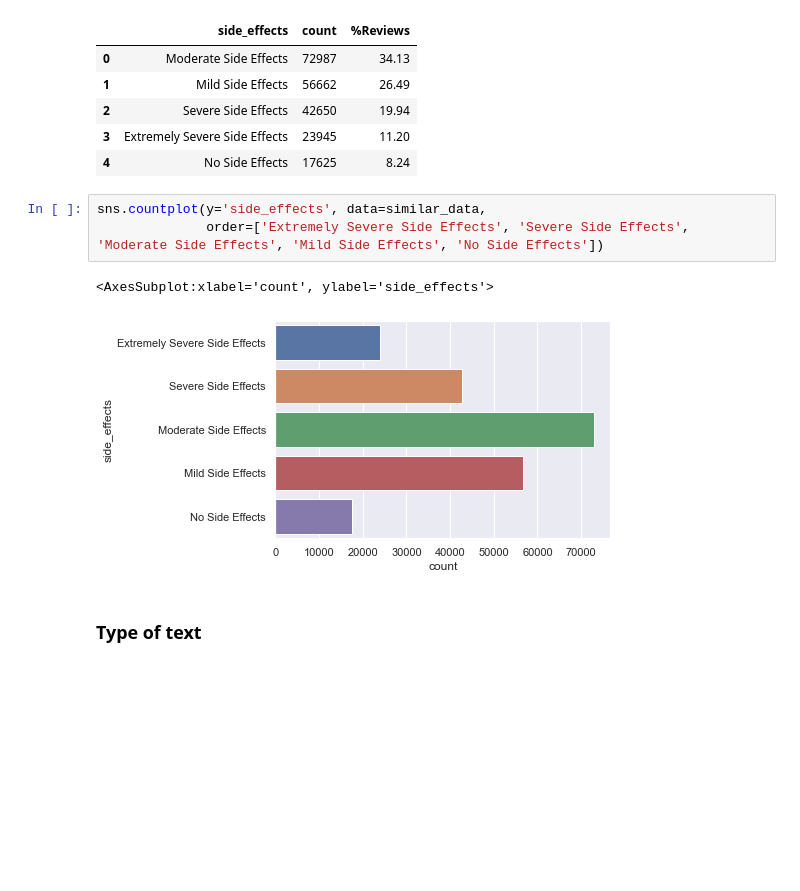
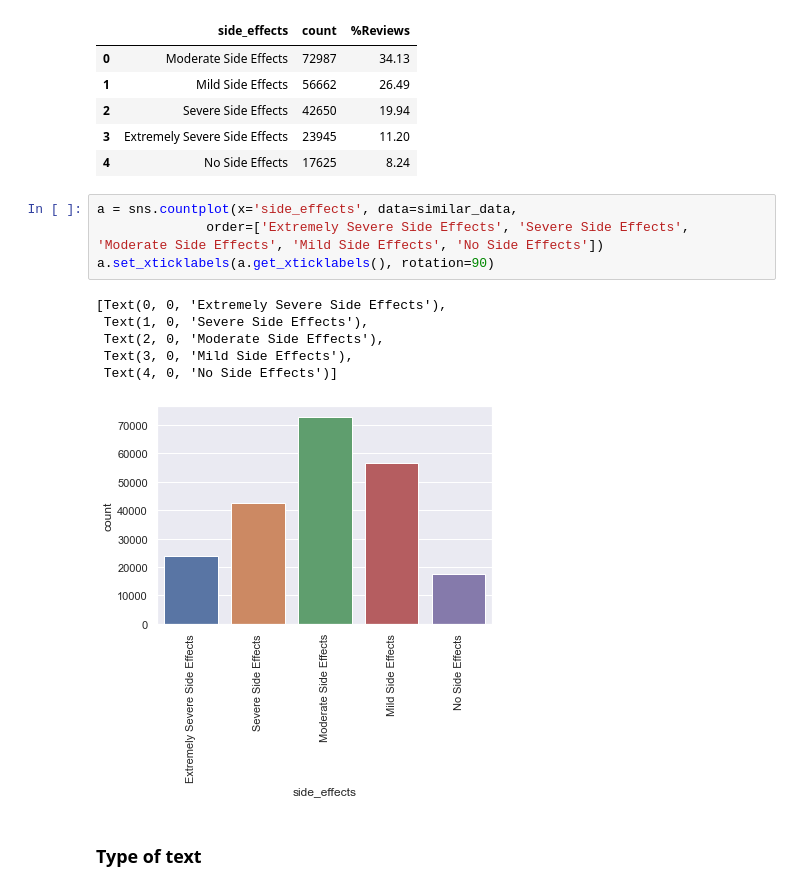
Before and after one commit to lmcosta98/Project2_FCD, a Jupyter notebook: drug_review.ipynb, the cells around one changed output. Cells and saved outputs as stored; diff of their text form; blank space fills up the shorter version.

```diff
--- a/drug_review.ipynb
+++ b/drug_review.ipynb
@@ -907,11 +922,16 @@ side_2.sort_values(by='%Reviews', ascending=False)
 | 3 | Extremely Severe Side Effects | 23945 | 11.20 |
 | 4 | No Side Effects | 17625 | 8.24 |
 # %%
-sns.countplot(y='side_effects', data=similar_data,
+a = sns.countplot(x='side_effects', data=similar_data,
               order=['Extremely Severe Side Effects', 'Severe Side Effects', 'Moderate Side Effects', 'Mild Side Effects', 'No Side Effects'])
+a.set_xticklabels(a.get_xticklabels(), rotation=90)
 # %% [output]
-<AxesSubplot:xlabel='count', ylabel='side_effects'>
+[Text(0, 0, 'Extremely Severe Side Effects'),
+ Text(1, 0, 'Severe Side Effects'),
+ Text(2, 0, 'Moderate Side Effects'),
+ Text(3, 0, 'Mild Side Effects'),
+ Text(4, 0, 'No Side Effects')]
-[figure, old version]
+[figure, new version]
 # %% [markdown]
 ### Type of text
 # %%
```
Also changed, not shown: parts of 14 cells of this notebook.
